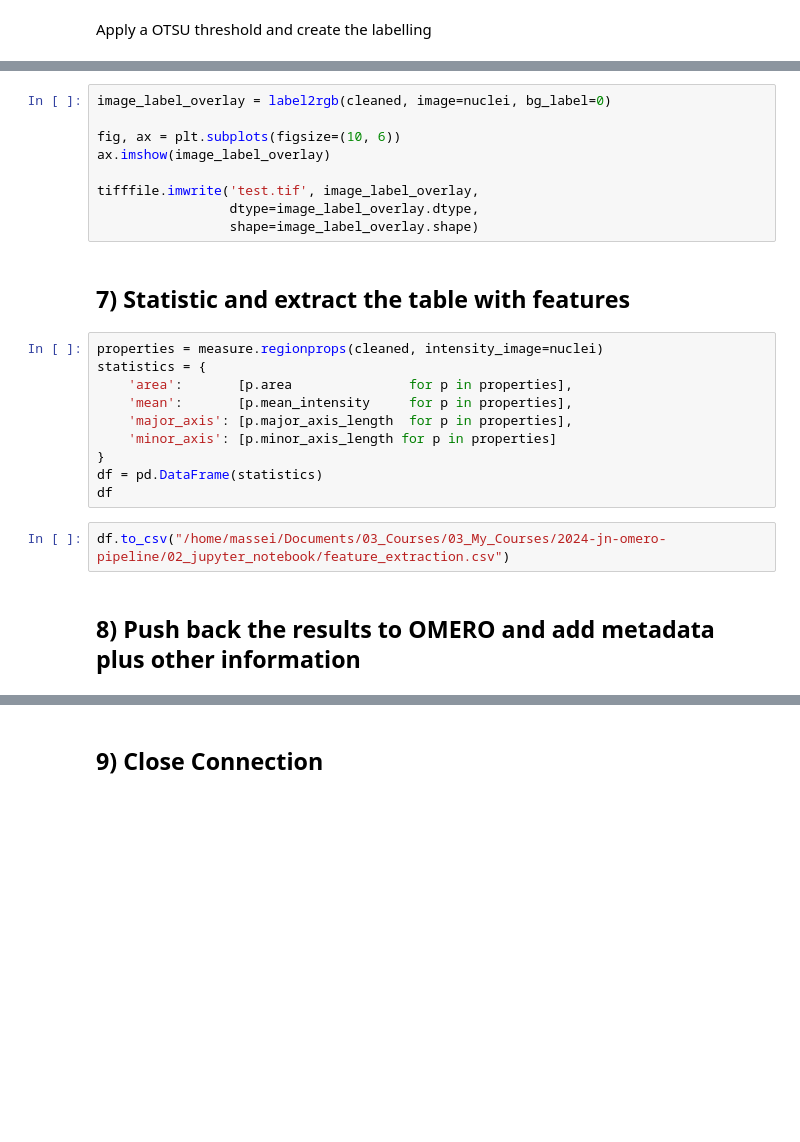
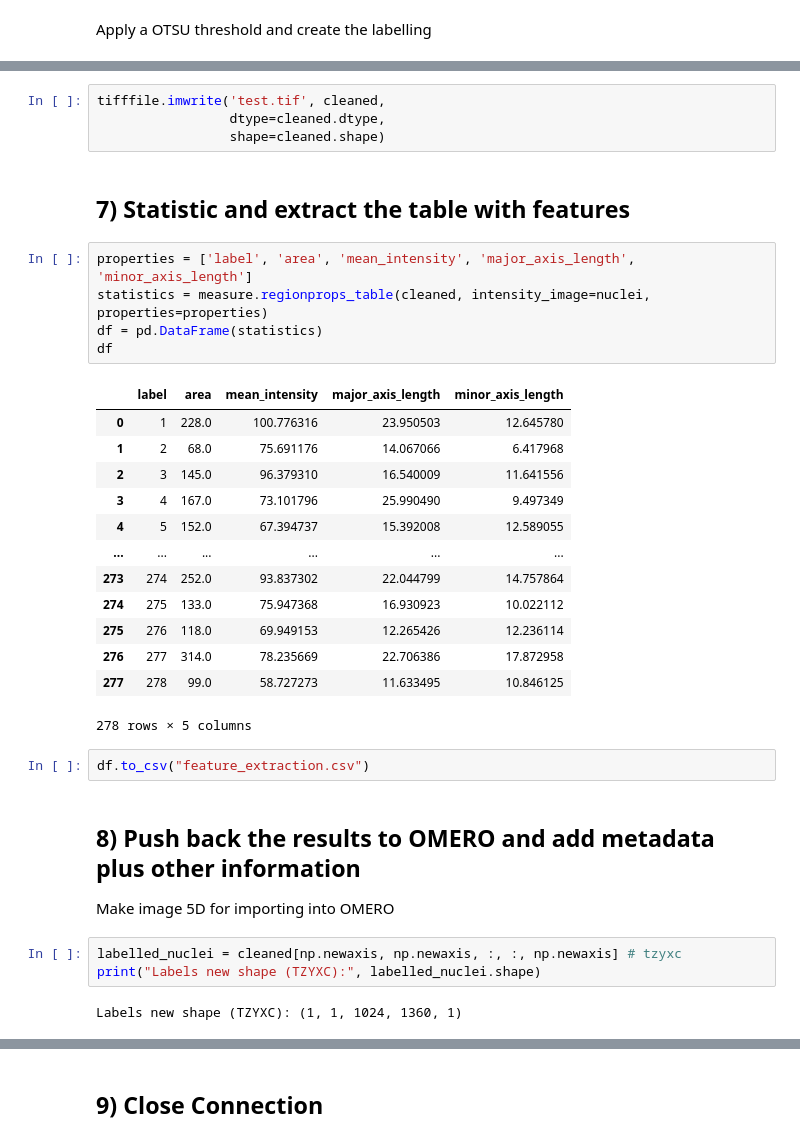
Before and after one commit to BiAPoL/ezomero_and_napari_omero_basics, a Jupyter notebook: notebooks/ezomero_exercise.ipynb, the cells around one changed output, grey strips where cells are left out. Saved outputs shown, nothing was run; the diff lists cells and outputs as text; blank space fills up the shorter version.

Commit message:
WIP: update notebook

```diff
--- a/notebooks/ezomero_exercise.ipynb
+++ b/notebooks/ezomero_exercise.ipynb
@@ -145,27 +157,38 @@ Overlay the labels and save the image
 # %%
-image_label_overlay = label2rgb(cleaned, image=nuclei, bg_label=0)
-
-fig, ax = plt.subplots(figsize=(10, 6))
-ax.imshow(image_label_overlay)
-
-tifffile.imwrite('test.tif', image_label_overlay,
-                 dtype=image_label_overlay.dtype,
-                 shape=image_label_overlay.shape)
+tifffile.imwrite('test.tif', cleaned,
+                 dtype=cleaned.dtype,
+                 shape=cleaned.shape)
 # %% [markdown]
 ## 7) Statistic and extract the table with features
 # %%
-properties = measure.regionprops(cleaned, intensity_image=nuclei)
-statistics = {
-    'area':       [p.area               for p in properties],
-    'mean':       [p.mean_intensity     for p in properties],
-    'major_axis': [p.major_axis_length  for p in properties],
-    'minor_axis': [p.minor_axis_length for p in properties]
-}
+properties = ['label', 'area', 'mean_intensity', 'major_axis_length', 'minor_axis_length']
+statistics = measure.regionprops_table(cleaned, intensity_image=nuclei, properties=properties)
 df = pd.DataFrame(statistics)
 df
+# %% [output]
+|  | label | area | mean_intensity | major_axis_length | minor_axis_length |
+| 0 | 1 | 228.0 | 100.776316 | 23.950503 | 12.645780 |
+| 1 | 2 | 68.0 | 75.691176 | 14.067066 | 6.417968 |
+| 2 | 3 | 145.0 | 96.379310 | 16.540009 | 11.641556 |
+| 3 | 4 | 167.0 | 73.101796 | 25.990490 | 9.497349 |
+| 4 | 5 | 152.0 | 67.394737 | 15.392008 | 12.589055 |
+| ... | ... | ... | ... | ... | ... |
+| 273 | 274 | 252.0 | 93.837302 | 22.044799 | 14.757864 |
+| 274 | 275 | 133.0 | 75.947368 | 16.930923 | 10.022112 |
+| 275 | 276 | 118.0 | 69.949153 | 12.265426 | 12.236114 |
+| 276 | 277 | 314.0 | 78.235669 | 22.706386 | 17.872958 |
+| 277 | 278 | 99.0 | 58.727273 | 11.633495 | 10.846125 |
+278 rows × 5 columns
 # %%
-df.to_csv("/home/massei/Documents/03_Courses/03_My_Courses/2024-jn-omero-pipeline/02_jupyter_notebook/feature_extraction.csv")
+df.to_csv("feature_extraction.csv")
 # %% [markdown]
 ## 8) Push back the results to OMERO and add metadata plus other information
+
+Make image 5D for importing into OMERO
+# %%
+labelled_nuclei = cleaned[np.newaxis, np.newaxis, :, :, np.newaxis] # tzyxc
+print("Labels new shape (TZYXC):", labelled_nuclei.shape)
+# %% [output]
+Labels new shape (TZYXC): (1, 1, 1024, 1360, 1)
 # %%
 ## Create a new dataset
```
Also changed, not shown: parts of 32 cells of this notebook.
